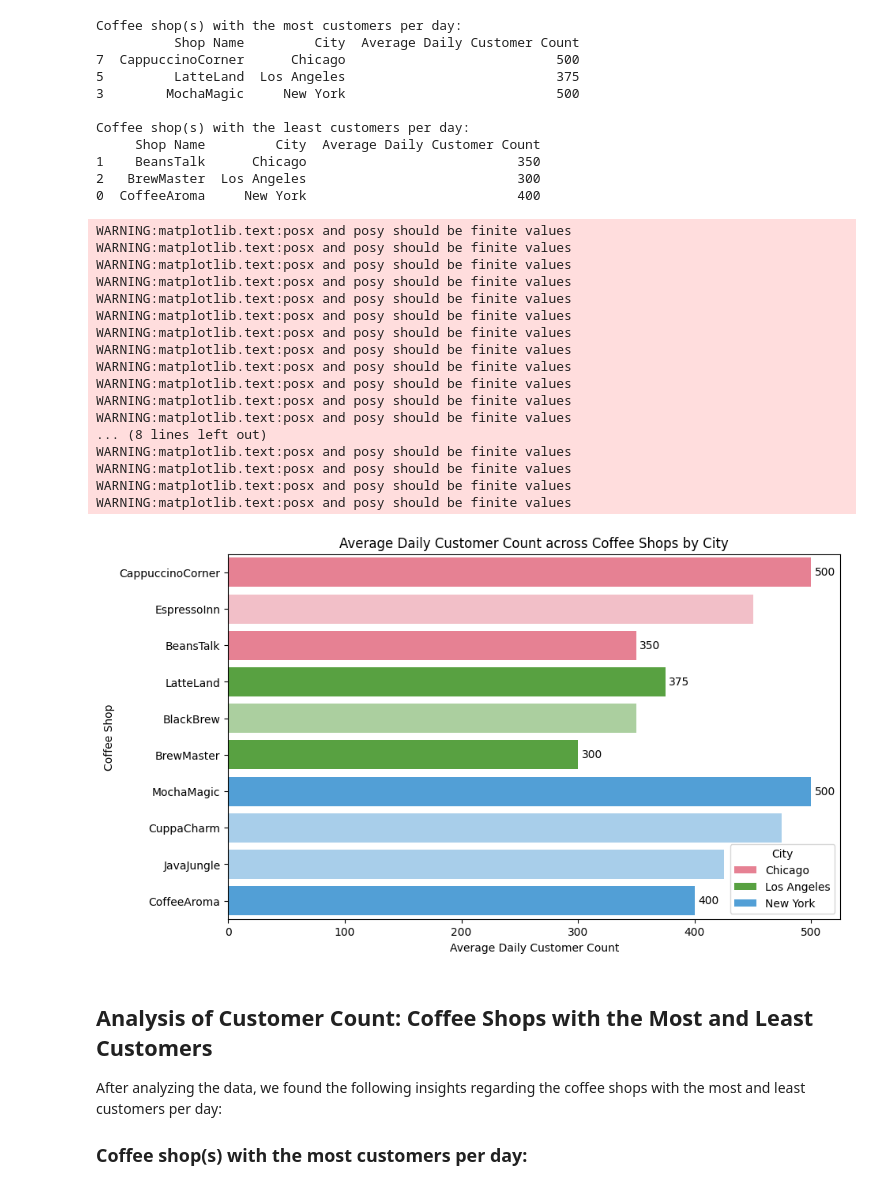
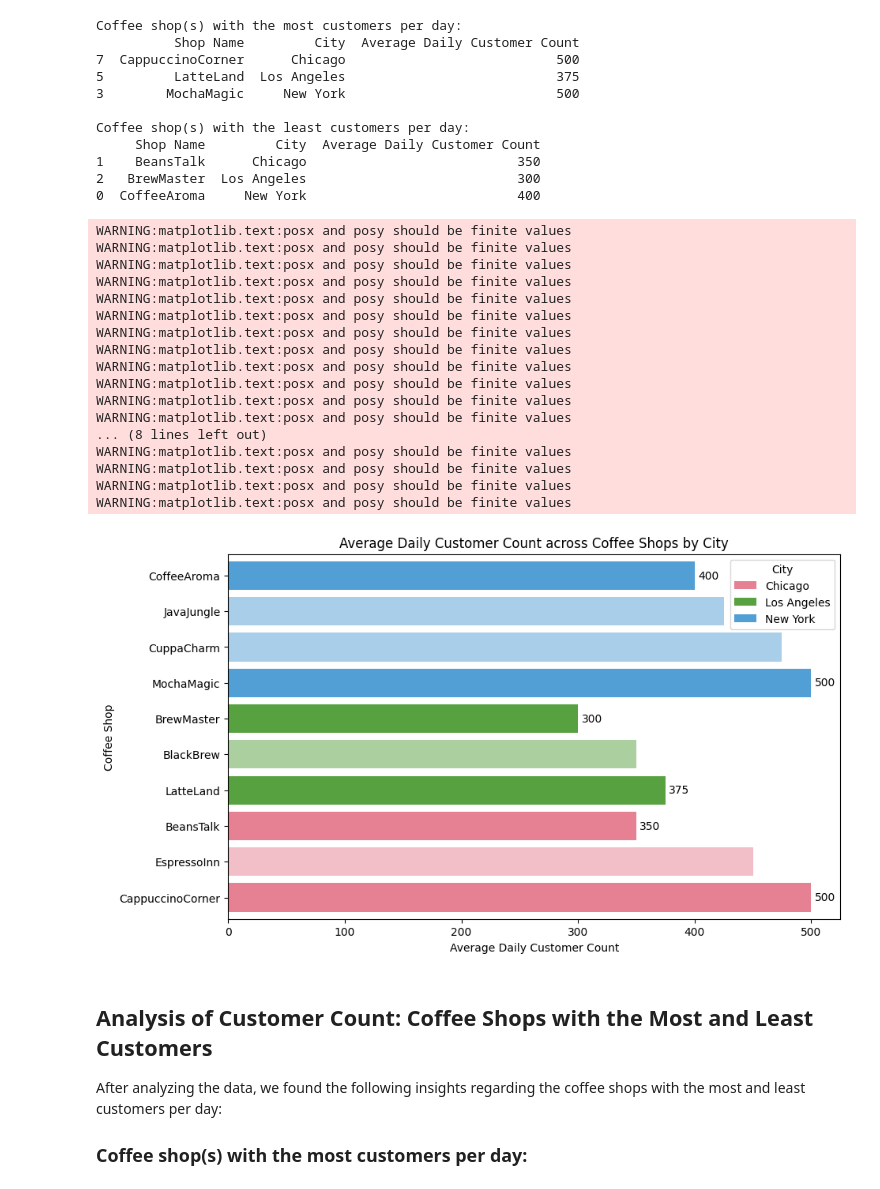
Before and after one commit to Tantuc/Coffee-Shop-Data-Analysis, a Jupyter notebook: Coffee_Shop_Data_Analysis.ipynb, the cells around one changed output. Drawn from its saved outputs; the diff is of its cells as text; code cells hidden in the pictures.

Commit message:
Improved graphics

```diff
--- a/Coffee_Shop_Data_Analysis.ipynb
+++ b/Coffee_Shop_Data_Analysis.ipynb
@@ -226,34 +230,38 @@ for i, bar in enumerate(bar_plot.patches):
         plt.text(bar.get_width() + offset, bar.get_y() + bar.get_height() / 2, str(int(customer_count)), ha='left', va='center')
 
 # Add title and labels
 plt.title('Average Daily Customer Count across Coffee Shops by City')
 plt.xlabel('Average Daily Customer Count')
 plt.ylabel('Coffee Shop')
 
+# Adjust y-axis limits to increase distance from the top and bottom of the plot
+bar_count = len(df_sorted)
+plt.ylim(-0.5 - 0.01 * bar_count, bar_count - 0.5 + 0.01 * bar_count)
+
 # Add legend
 plt.legend(title='City')
 
 # Display the plot
 plt.show()
 # %% [output]
 WARNING:matplotlib.text:posx and posy should be finite values
 WARNING:matplotlib.text:posx and posy should be finite values
 WARNING:matplotlib.text:posx and posy should be finite values
 WARNING:matplotlib.text:posx and posy should be finite values
 WARNING:matplotlib.text:posx and posy should be finite values
 WARNING:matplotlib.text:posx and posy should be finite values
 WARNING:matplotlib.text:posx and posy should be finite values
 WARNING:matplotlib.text:posx and posy should be finite values
 WARNING:matplotlib.text:posx and posy should be finite values
 WARNING:matplotlib.text:posx and posy should be finite values
 WARNING:matplotlib.text:posx and posy should be finite values
 WARNING:matplotlib.text:posx and posy should be finite values
 ... (8 lines left out)
 WARNING:matplotlib.text:posx and posy should be finite values
 WARNING:matplotlib.text:posx and posy should be finite values
 WARNING:matplotlib.text:posx and posy should be finite values
 WARNING:matplotlib.text:posx and posy should be finite values
-[figure, old version]
+[figure, new version]
 # %% [markdown]
 ## Analysis of Customer Count: Coffee Shops with the Most and Least Customers
 
```
Also changed, not shown: parts of 4 cells of this notebook.
